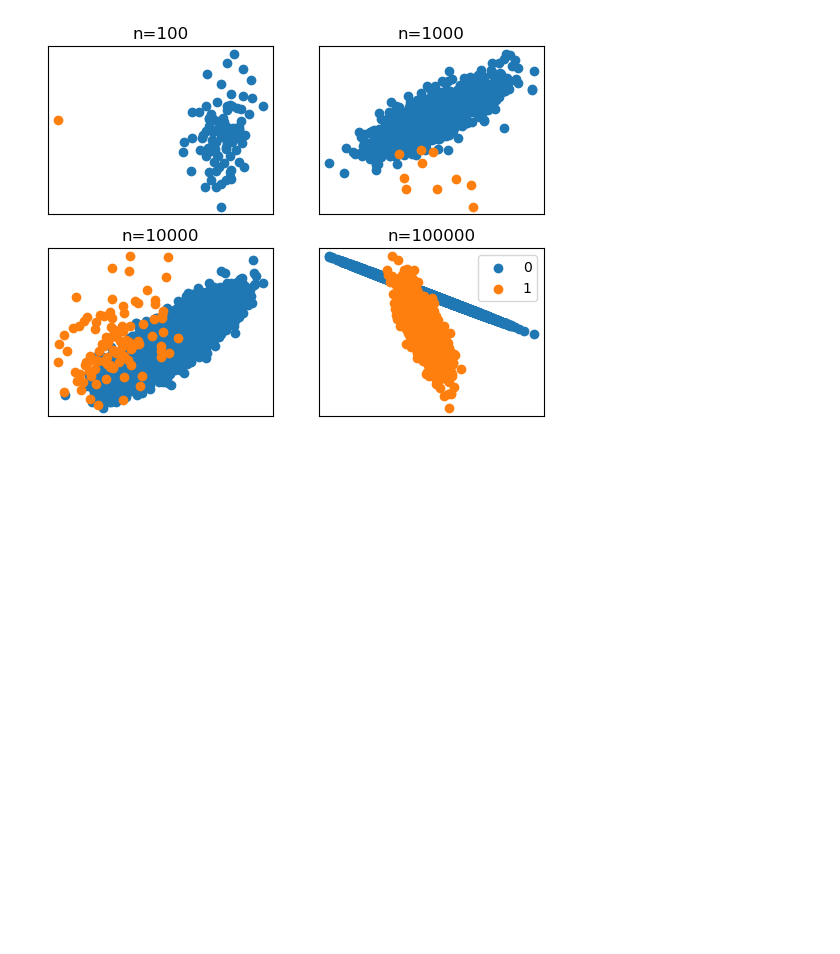
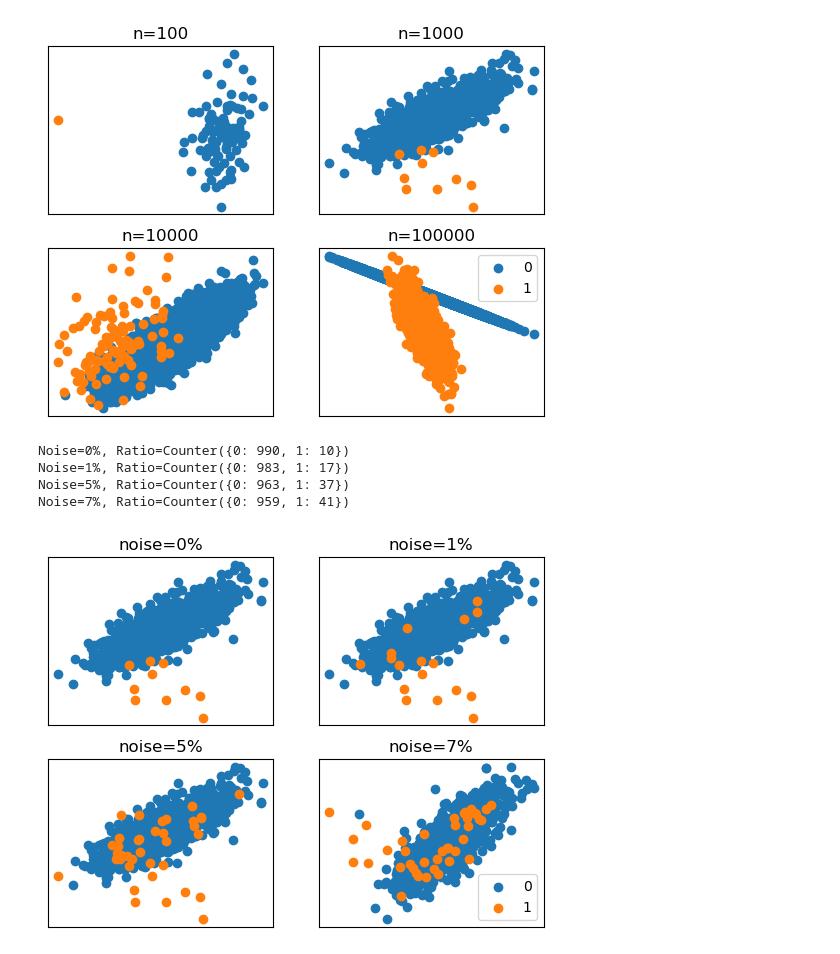
Before and after one commit to MaukanMir/Imbalanced-Classification-Project, a Jupyter notebook: chapter-2.ipynb, the cells around one changed output. Saved outputs shown, nothing was run; the diff lists cells and outputs as text; code cells hidden in the pictures; blank space fills up the shorter version.

```diff
--- a/chapter-2.ipynb
+++ b/chapter-2.ipynb
@@ -110,3 +110,37 @@ Size=1000, Ratio=Counter({0: 990, 1: 10})
 Size=10000, Ratio=Counter({0: 9900, 1: 100})
 Size=100000, Ratio=Counter({0: 99000, 1: 1000})
 [figure]
+# %%
+from collections import Counter
+from sklearn.datasets import make_classification
+from matplotlib import pyplot
+from numpy import where
+# label noise ratios
+noise = [0, 0.01, 0.05, 0.07]
+# create and plot a dataset with different label noise
+for i in range(len(noise)):
+  # determine the label noise
+  n = noise[i]
+  # create the dataset
+  X, y = make_classification(n_samples=1000, n_features=2, n_redundant=0,
+      n_clusters_per_class=1, weights=[0.99], flip_y=n, random_state=1)
+  # summarize class distribution
+  counter = Counter(y)
+  print('Noise=%d%%, Ratio=%s' % (int(n*100), counter)) # define subplot
+  pyplot.subplot(2, 2, 1+i)
+  pyplot.title('noise=%d%%' % int(n*100))
+  pyplot.xticks([])
+  pyplot.yticks([])
+  # scatter plot of examples by class label
+  for label, _ in counter.items():
+      row_ix = where(y == label)[0]
+      pyplot.scatter(X[row_ix, 0], X[row_ix, 1], label=str(label))
+pyplot.legend()
+# show the figure
+pyplot.show()
+# %% [output]
+Noise=0%, Ratio=Counter({0: 990, 1: 10})
+Noise=1%, Ratio=Counter({0: 983, 1: 17})
+Noise=5%, Ratio=Counter({0: 963, 1: 37})
+Noise=7%, Ratio=Counter({0: 959, 1: 41})
+[figure, added]
```
Also changed, not shown: parts of 1 cell of this notebook.
